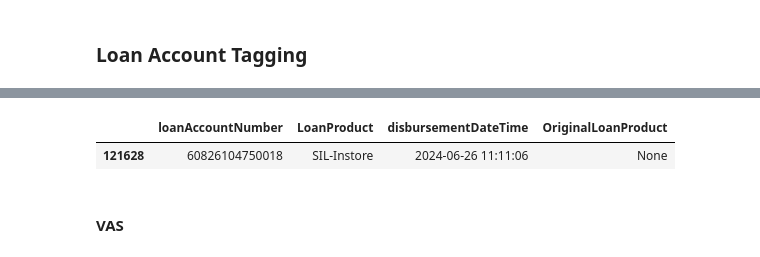
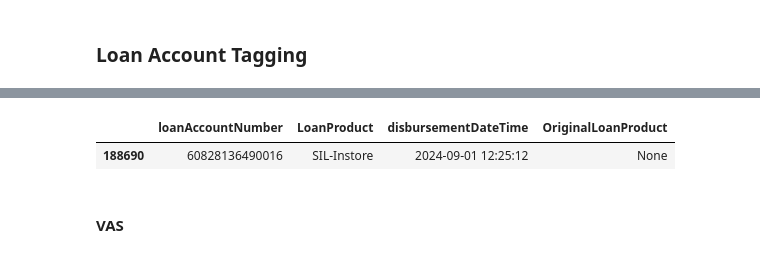
Before and after one commit to dchakroborti-tonik/Finance_LoanAccount_Monthly_count, a Jupyter notebook: loanaccountmonthlycount.ipynb, the cells around one changed output, grey strips where cells are left out. Drawn from its saved outputs; the diff is of its cells as text; code cells hidden in the pictures.

```diff
--- a/loanaccountmonthlycount.ipynb
+++ b/loanaccountmonthlycount.ipynb
@@ -278,8 +278,8 @@ The rows and columns in loan_type are: (169863, 4)
 # %%
-loan_type[loan_type['loanAccountNumber']=='60826104750018']
+loan_type[loan_type['loanAccountNumber']=='60828136490016']
 # %% [output]
 |  | loanAccountNumber | LoanProduct | disbursementDateTime | OriginalLoanProduct |
-| 121628 | 60826104750018 | SIL-Instore | 2024-06-26 11:11:06 | None |
+| 188690 | 60828136490016 | SIL-Instore | 2024-09-01 12:25:12 | None |
 # %%
 Loan_Acs_current_month = loan_type[(loan_type['disbursementDateTime'].dt.month == data_month) & (loan_type['disbursementDateTime'].dt.year == data_year)]
 # %%
```
Also changed, not shown: parts of 12 cells of this notebook, 2 other files.
